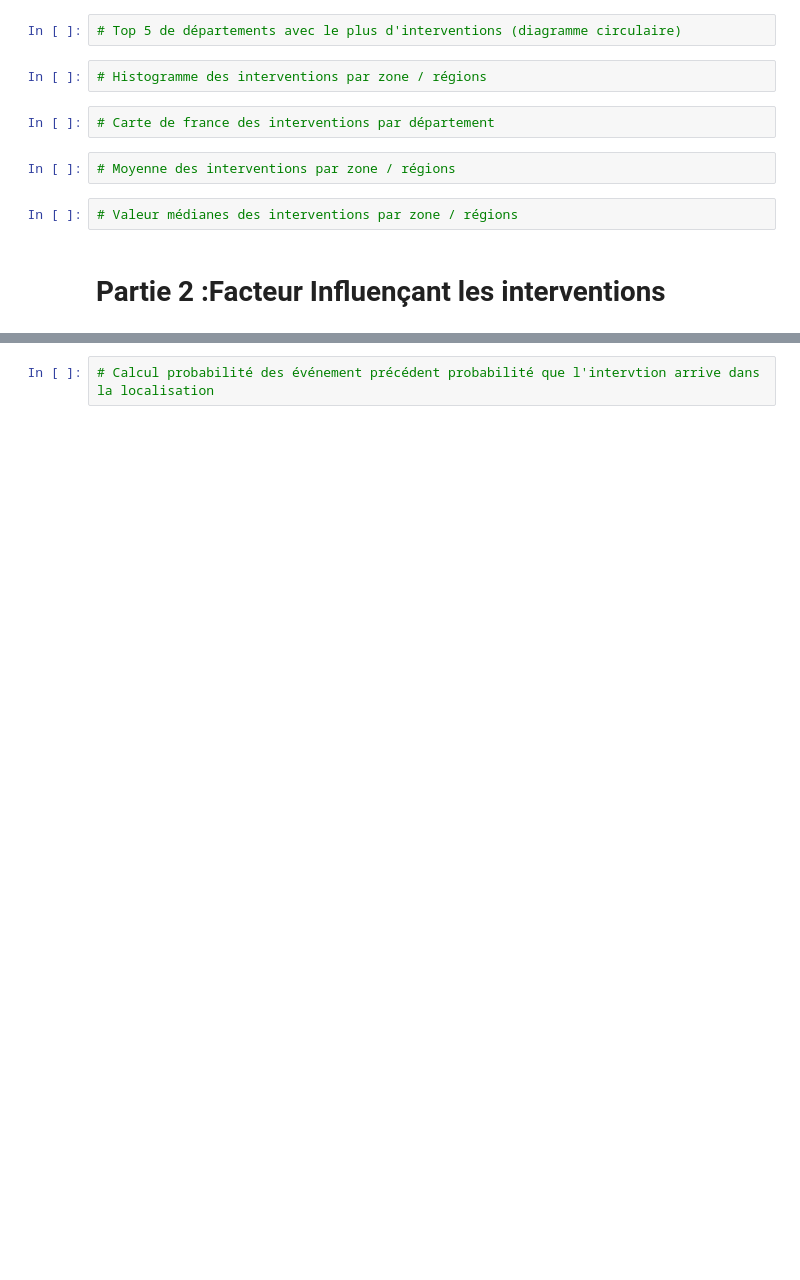
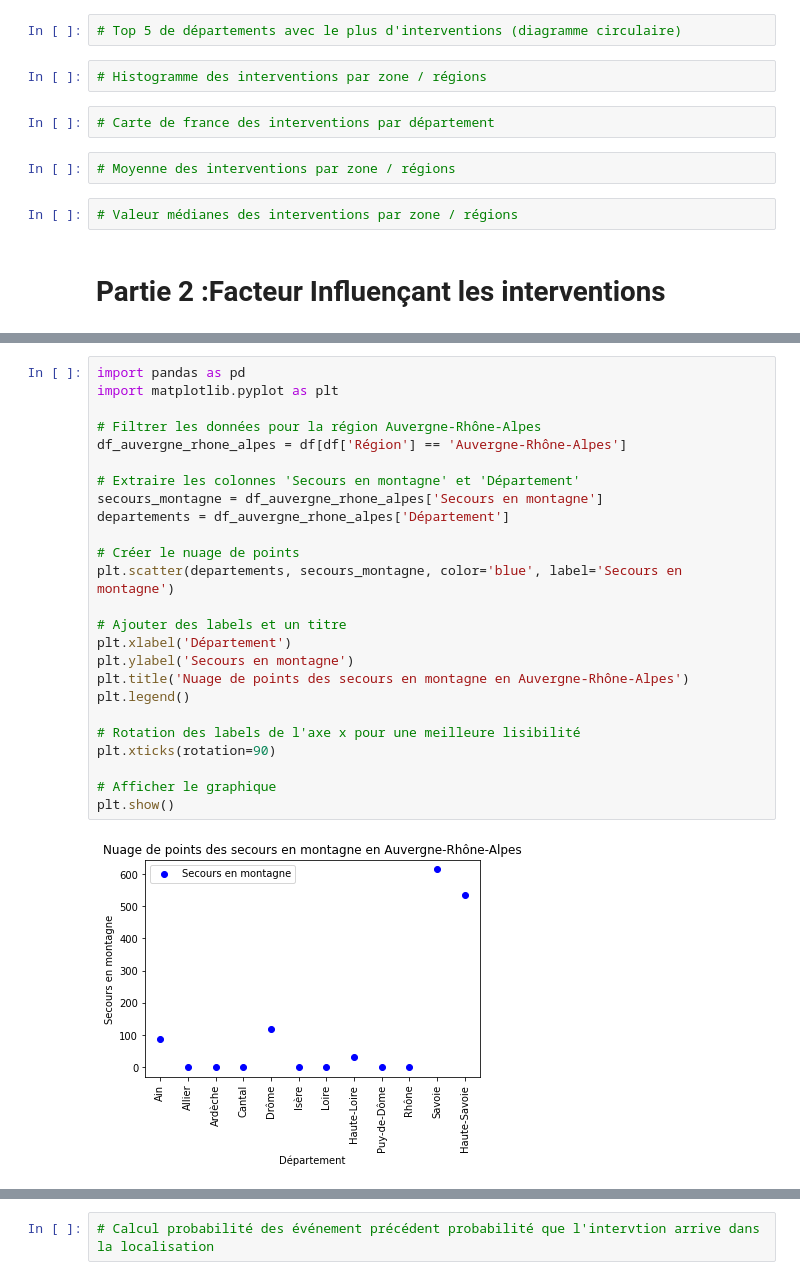
Before and after one commit to Clement-Szewczyk/L3SDN_Projet_Proba, a Jupyter notebook: Projet.ipynb, the cells around one changed output, grey strips where cells are left out. Drawn from its saved outputs; the diff is of its cells as text; blank space fills up the shorter version.

```diff
--- a/Projet.ipynb
+++ b/Projet.ipynb
@@ -166,0 +218,27 @@ Colonnes: 71
+# %%
+import pandas as pd
+import matplotlib.pyplot as plt
+
+# Filtrer les données pour la région Auvergne-Rhône-Alpes
+df_auvergne_rhone_alpes = df[df['Région'] == 'Auvergne-Rhône-Alpes']
+
+# Extraire les colonnes 'Secours en montagne' et 'Département'
+secours_montagne = df_auvergne_rhone_alpes['Secours en montagne']
+departements = df_auvergne_rhone_alpes['Département']
+
+# Créer le nuage de points
+plt.scatter(departements, secours_montagne, color='blue', label='Secours en montagne')
+
+# Ajouter des labels et un titre
+plt.xlabel('Département')
+plt.ylabel('Secours en montagne')
+plt.title('Nuage de points des secours en montagne en Auvergne-Rhône-Alpes')
+plt.legend()
+
+# Rotation des labels de l'axe x pour une meilleure lisibilité
+plt.xticks(rotation=90)
+
+# Afficher le graphique
+plt.show()
+# %% [output]
+[figure, added]
```
Also changed, not shown: parts of 4 cells of this notebook.
